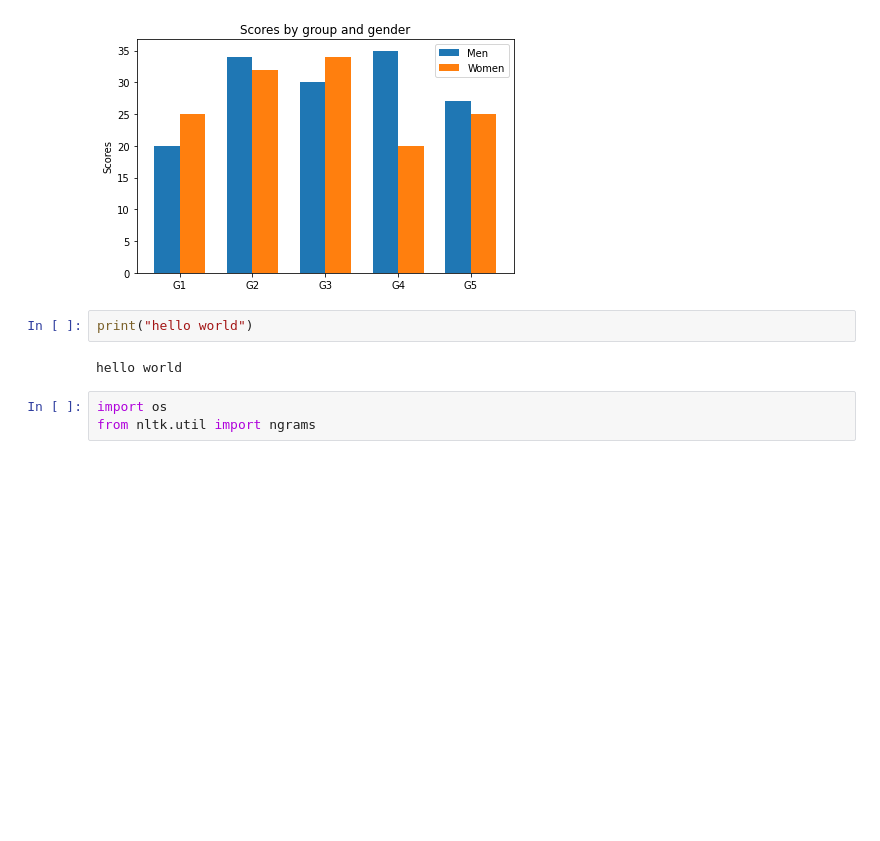
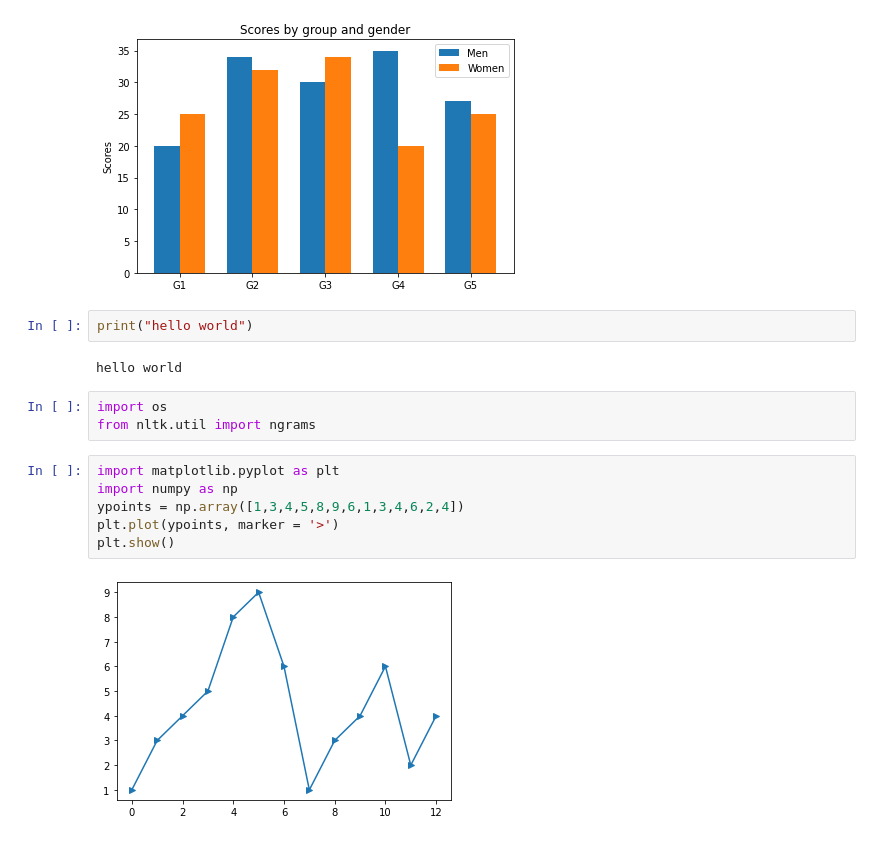
Before and after one commit to zdhsoft/my_testlist, a Jupyter notebook: dataspell/dsProject/first.ipynb, the cells around one changed output. Cells and saved outputs as stored; diff of their text form; blank space fills up the shorter version.

```diff
--- a/dataspell/dsProject/first.ipynb
+++ b/dataspell/dsProject/first.ipynb
@@ -65,3 +65,11 @@ hello world
 # %%
 import os
 from nltk.util import ngrams
+# %%
+import matplotlib.pyplot as plt
+import numpy as np
+ypoints = np.array([1,3,4,5,8,9,6,1,3,4,6,2,4])
+plt.plot(ypoints, marker = '>')
+plt.show()
+# %% [output]
+[figure, added]
```
Also changed, not shown: parts of 8 cells of this notebook, 1 other file.
